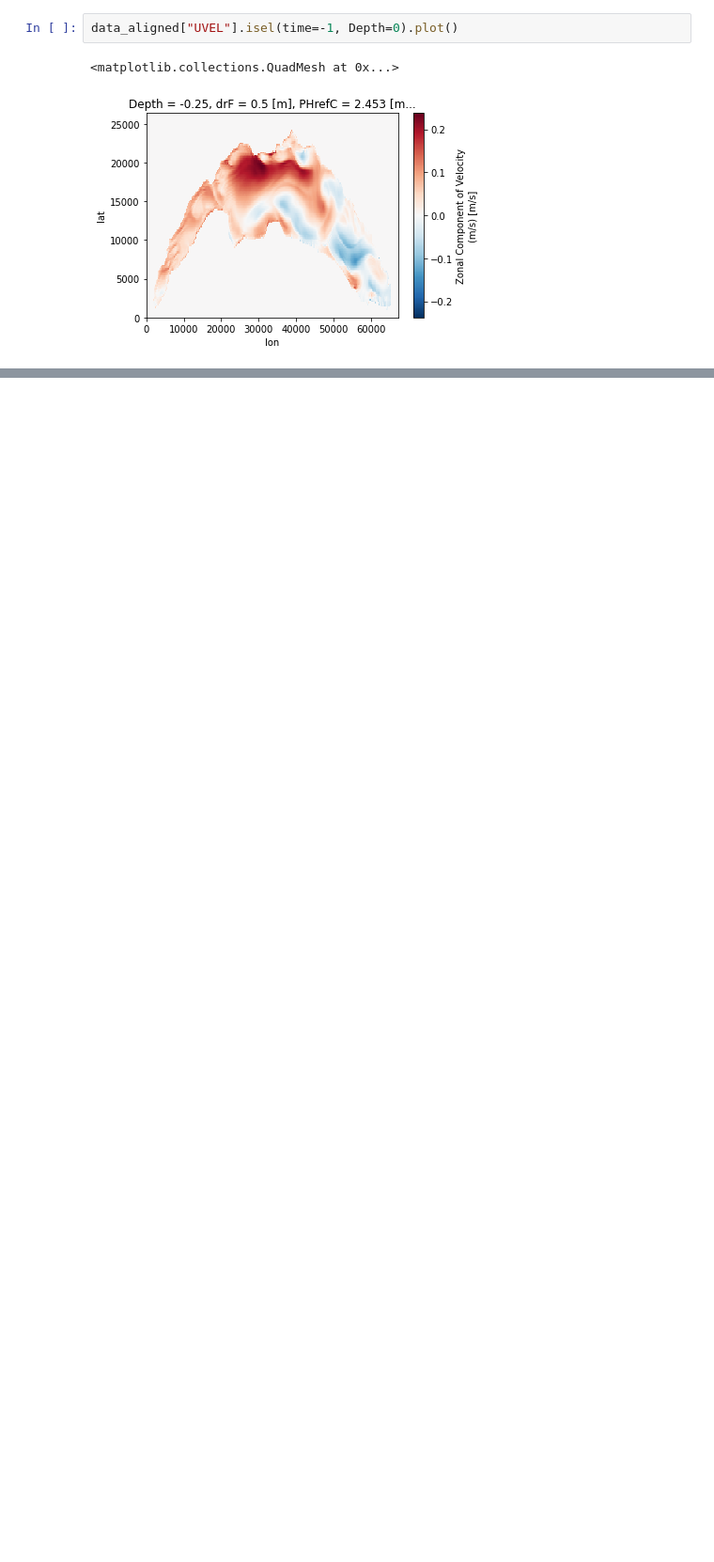
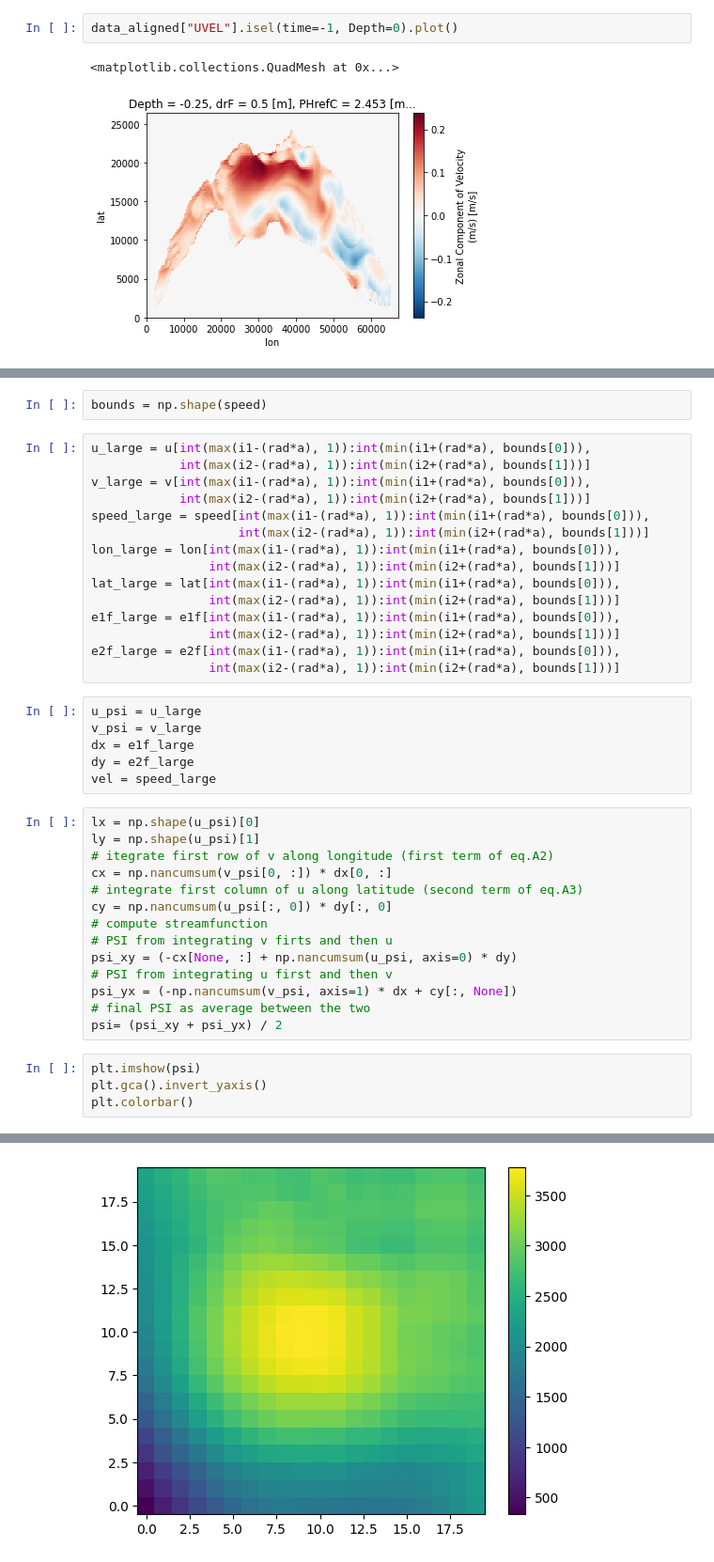
Before and after one commit to leroquan/eddytools, a Jupyter notebook: run_eddytools_nencioli.ipynb, the cells around one changed output, grey strips where cells are left out. Shown at 94% size. Drawn from its saved outputs; the diff is of its cells as text; blank space fills up the shorter version.

```diff
--- a/run_eddytools_nencioli.ipynb
+++ b/run_eddytools_nencioli.ipynb
@@ -129,0 +141,42 @@ data_aligned["UVEL"].isel(time=-1, Depth=0).plot()
+# %%
+bounds = np.shape(speed)
+# %%
+u_large = u[int(max(i1-(rad*a), 1)):int(min(i1+(rad*a), bounds[0])),
+            int(max(i2-(rad*a), 1)):int(min(i2+(rad*a), bounds[1]))]
+v_large = v[int(max(i1-(rad*a), 1)):int(min(i1+(rad*a), bounds[0])),
+            int(max(i2-(rad*a), 1)):int(min(i2+(rad*a), bounds[1]))]
+speed_large = speed[int(max(i1-(rad*a), 1)):int(min(i1+(rad*a), bounds[0])),
+                    int(max(i2-(rad*a), 1)):int(min(i2+(rad*a), bounds[1]))]
+lon_large = lon[int(max(i1-(rad*a), 1)):int(min(i1+(rad*a), bounds[0])),
+                int(max(i2-(rad*a), 1)):int(min(i2+(rad*a), bounds[1]))]
+lat_large = lat[int(max(i1-(rad*a), 1)):int(min(i1+(rad*a), bounds[0])),
+                int(max(i2-(rad*a), 1)):int(min(i2+(rad*a), bounds[1]))]
+e1f_large = e1f[int(max(i1-(rad*a), 1)):int(min(i1+(rad*a), bounds[0])),
+                int(max(i2-(rad*a), 1)):int(min(i2+(rad*a), bounds[1]))]
+e2f_large = e2f[int(max(i1-(rad*a), 1)):int(min(i1+(rad*a), bounds[0])),
+                int(max(i2-(rad*a), 1)):int(min(i2+(rad*a), bounds[1]))]
+# %%
+u_psi = u_large
+v_psi = v_large
+dx = e1f_large
+dy = e2f_large
+vel = speed_large
+# %%
+lx = np.shape(u_psi)[0]
+ly = np.shape(u_psi)[1]
+# itegrate first row of v along longitude (first term of eq.A2)
+cx = np.nancumsum(v_psi[0, :]) * dx[0, :]
+# integrate first column of u along latitude (second term of eq.A3)
+cy = np.nancumsum(u_psi[:, 0]) * dy[:, 0]
+# compute streamfunction
+# PSI from integrating v firts and then u
+psi_xy = (-cx[None, :] + np.nancumsum(u_psi, axis=0) * dy)
+# PSI from integrating u first and then v
+psi_yx = (-np.nancumsum(v_psi, axis=1) * dx + cy[:, None])
+# final PSI as average between the two
+psi= (psi_xy + psi_yx) / 2
+# %%
+plt.imshow(psi)
+plt.gca().invert_yaxis()
+plt.colorbar()
+# %% [output]
@@ -129,0 +184 @@ data_aligned["UVEL"].isel(time=-1, Depth=0).plot()
+[figure, added]
```
Also changed, not shown: parts of 31 cells of this notebook, 1 other file.
